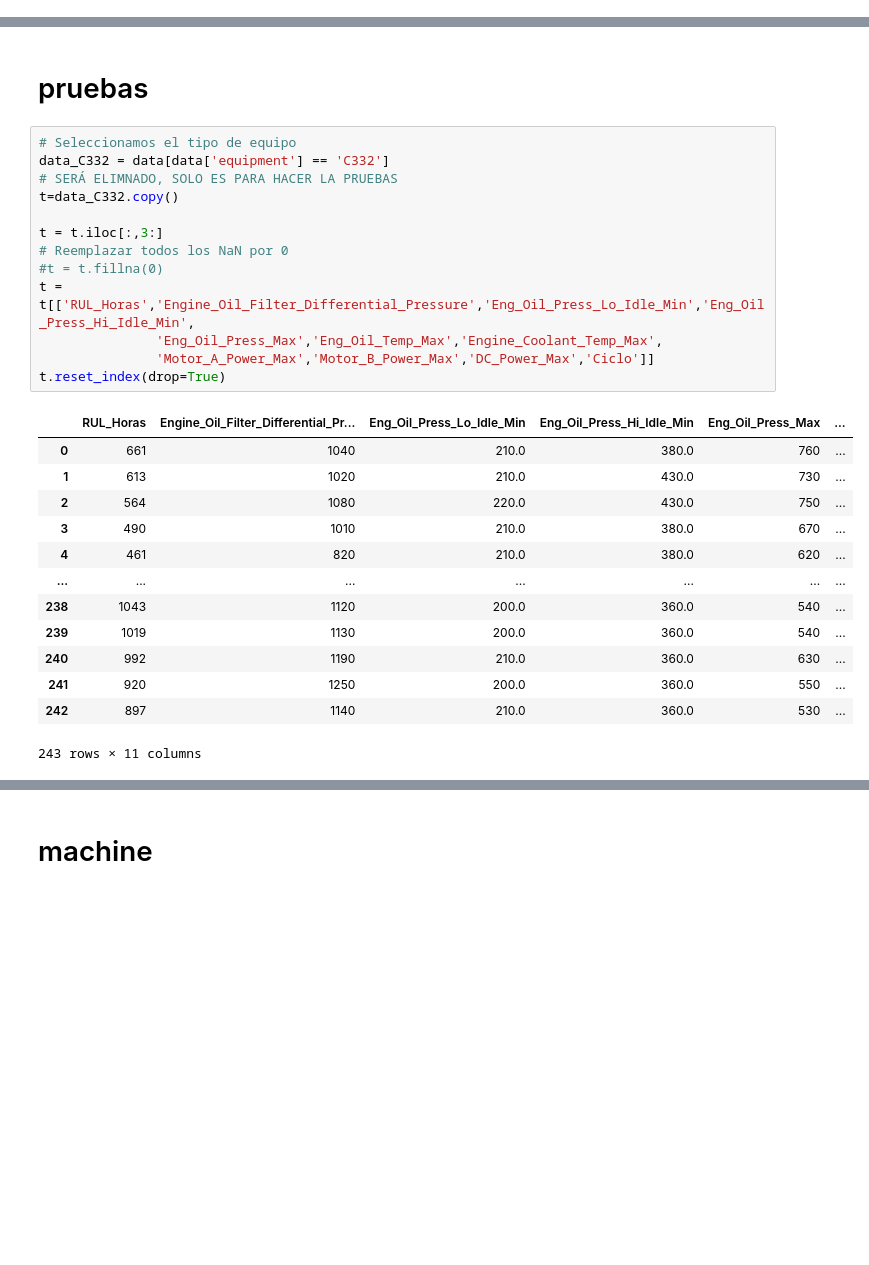
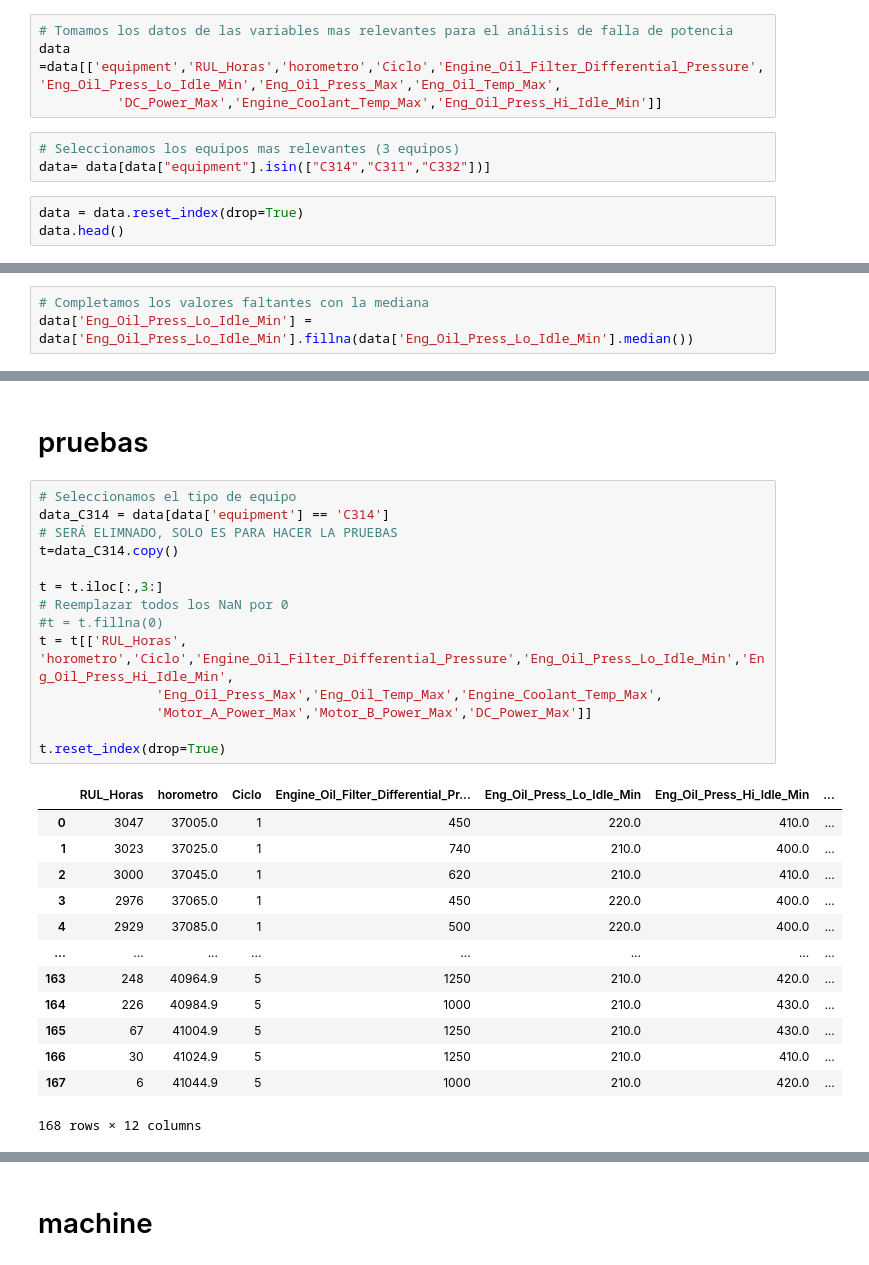
Before and after one commit to ETorresSacha/Prediccion-RULL, a Jupyter notebook: analisis_datos_reto.ipynb, the cells around one changed output, grey strips where cells are left out. Drawn from its saved outputs; the diff is of its cells as text; blank space fills up the shorter version.

```diff
--- a/analisis_datos_reto.ipynb
+++ b/analisis_datos_reto.ipynb
@@ -111,0 +97,10 @@ importancess.head(20)
+# %%
+# Tomamos los datos de las variables mas relevantes para el análisis de falla de potencia
+data =data[['equipment','RUL_Horas','horometro','Ciclo','Engine_Oil_Filter_Differential_Pressure','Eng_Oil_Press_Lo_Idle_Min','Eng_Oil_Press_Max','Eng_Oil_Temp_Max',
+          'DC_Power_Max','Engine_Coolant_Temp_Max','Eng_Oil_Press_Hi_Idle_Min']]
+# %%
+# Seleccionamos los equipos mas relevantes (3 equipos)
+data= data[data["equipment"].isin(["C314","C311","C332"])]
+# %%
+data = data.reset_index(drop=True)
+data.head()
@@ -111,0 +164,3 @@ importancess.head(20)
+# %%
+# Completamos los valores faltantes con la mediana
+data['Eng_Oil_Press_Lo_Idle_Min'] = data['Eng_Oil_Press_Lo_Idle_Min'].fillna(data['Eng_Oil_Press_Lo_Idle_Min'].median())
@@ -113,28 +501,29 @@ importancess.head(20)
 # pruebas
 # %%
 # Seleccionamos el tipo de equipo
-data_C332 = data[data['equipment'] == 'C332']
+data_C314 = data[data['equipment'] == 'C314']
 # SERÁ ELIMNADO, SOLO ES PARA HACER LA PRUEBAS
-t=data_C332.copy()
+t=data_C314.copy()
 
 t = t.iloc[:,3:]
 # Reemplazar todos los NaN por 0
 #t = t.fillna(0)
-t = t[['RUL_Horas','Engine_Oil_Filter_Differential_Pressure','Eng_Oil_Press_Lo_Idle_Min','Eng_Oil_Press_Hi_Idle_Min',
+t = t[['RUL_Horas', 'horometro','Ciclo','Engine_Oil_Filter_Differential_Pressure','Eng_Oil_Press_Lo_Idle_Min','Eng_Oil_Press_Hi_Idle_Min',
                'Eng_Oil_Press_Max','Eng_Oil_Temp_Max','Engine_Coolant_Temp_Max',
-               'Motor_A_Power_Max','Motor_B_Power_Max','DC_Power_Max','Ciclo']]
+               'Motor_A_Power_Max','Motor_B_Power_Max','DC_Power_Max']]
+
 t.reset_index(drop=True)
 # %% [output]
-|  | RUL_Horas | Engine_Oil_Filter_Differential_Pr... | Eng_Oil_Press_Lo_Idle_Min | Eng_Oil_Press_Hi_Idle_Min | Eng_Oil_Press_Max | ... |
-| 0 | 661 | 1040 | 210.0 | 380.0 | 760 | ... |
-| 1 | 613 | 1020 | 210.0 | 430.0 | 730 | ... |
-| 2 | 564 | 1080 | 220.0 | 430.0 | 750 | ... |
-| 3 | 490 | 1010 | 210.0 | 380.0 | 670 | ... |
-| 4 | 461 | 820 | 210.0 | 380.0 | 620 | ... |
-| ... | ... | ... | ... | ... | ... | ... |
-| 238 | 1043 | 1120 | 200.0 | 360.0 | 540 | ... |
-| 239 | 1019 | 1130 | 200.0 | 360.0 | 540 | ... |
-| 240 | 992 | 1190 | 210.0 | 360.0 | 630 | ... |
-| 241 | 920 | 1250 | 200.0 | 360.0 | 550 | ... |
-| 242 | 897 | 1140 | 210.0 | 360.0 | 530 | ... |
+|  | RUL_Horas | horometro | Ciclo | Engine_Oil_Filter_Differential_Pr... | Eng_Oil_Press_Lo_Idle_Min | Eng_Oil_Press_Hi_Idle_Min | ... |
+| 0 | 3047 | 37005.0 | 1 | 450 | 220.0 | 410.0 | ... |
+| 1 | 3023 | 37025.0 | 1 | 740 | 210.0 | 400.0 | ... |
+| 2 | 3000 | 37045.0 | 1 | 620 | 210.0 | 410.0 | ... |
+| 3 | 2976 | 37065.0 | 1 | 450 | 220.0 | 400.0 | ... |
+| 4 | 2929 | 37085.0 | 1 | 500 | 220.0 | 400.0 | ... |
+| ... | ... | ... | ... | ... | ... | ... | ... |
+| 163 | 248 | 40964.9 | 5 | 1250 | 210.0 | 420.0 | ... |
+| 164 | 226 | 40984.9 | 5 | 1000 | 210.0 | 430.0 | ... |
+| 165 | 67 | 41004.9 | 5 | 1250 | 210.0 | 430.0 | ... |
+| 166 | 30 | 41024.9 | 5 | 1250 | 210.0 | 410.0 | ... |
+| 167 | 6 | 41044.9 | 5 | 1000 | 210.0 | 420.0 | ... |
-243 rows × 11 columns
+168 rows × 12 columns
```
Also changed, not shown: parts of 39 cells of this notebook.
